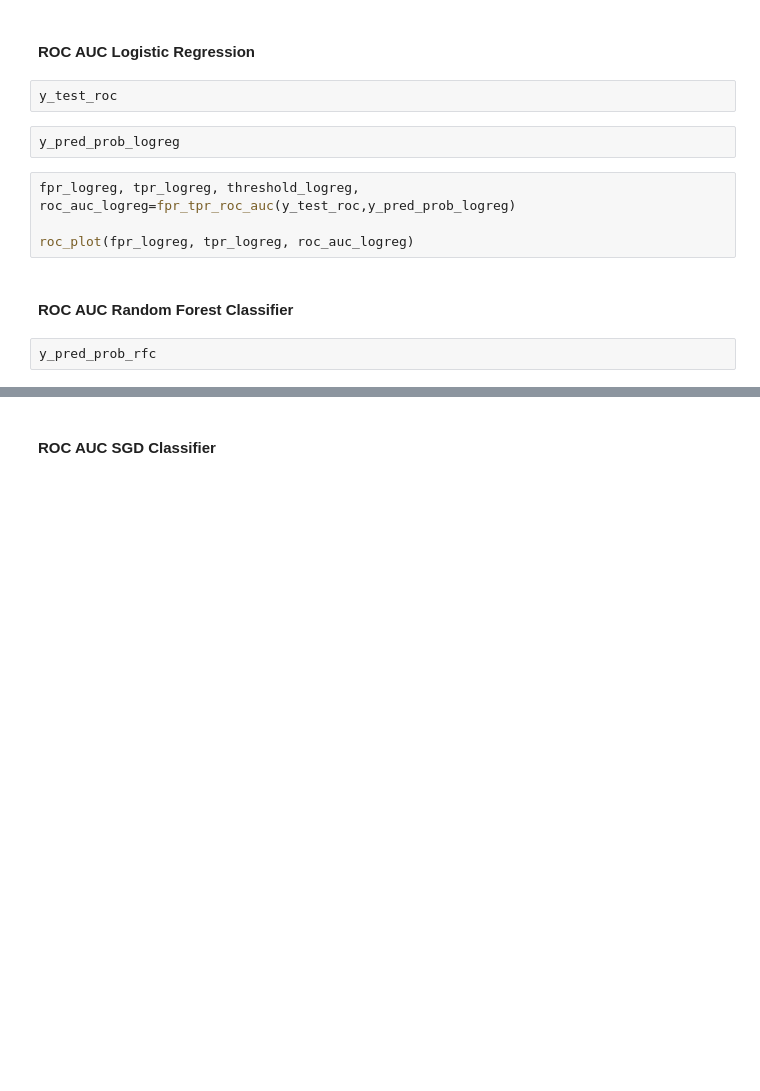
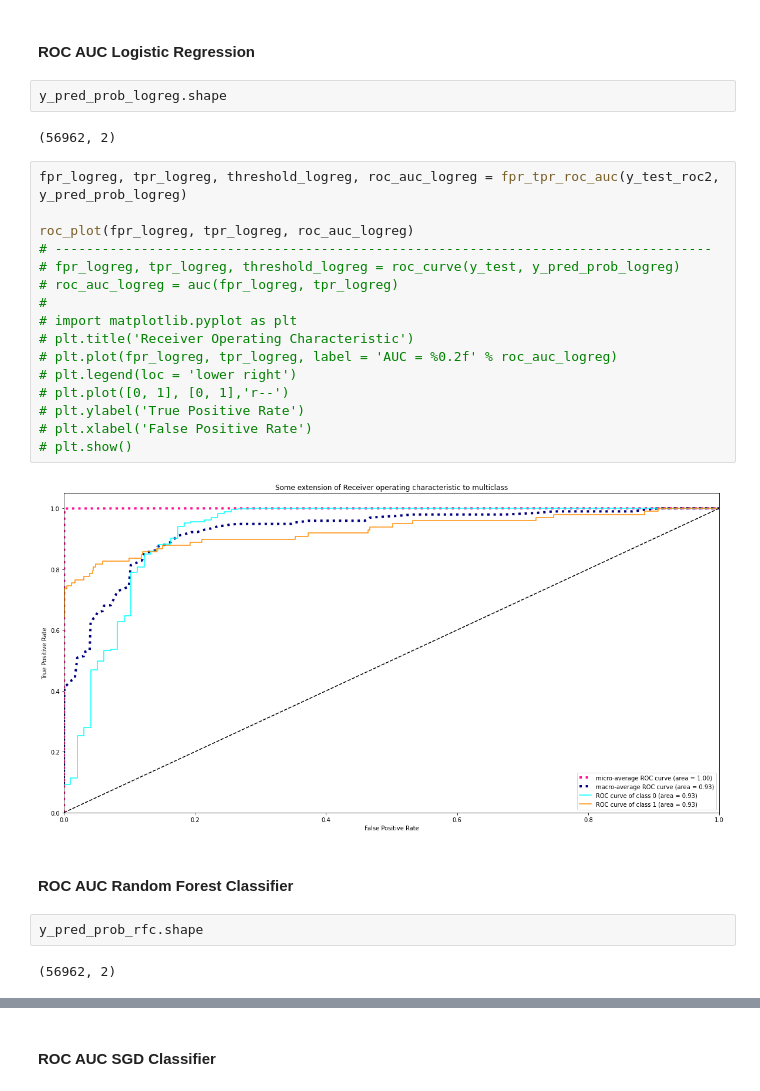
Before and after one commit to ppaszko/um_project, a Jupyter notebook: um_draft.ipynb, the cells around one changed output, grey strips where cells are left out. Drawn from its saved outputs; the diff is of its cells as text; blank space fills up the shorter version.

```diff
--- a/um_draft.ipynb
+++ b/um_draft.ipynb
@@ -1038,16 +981,32 @@ def roc_plot(fpr, tpr,roc_auc):
     plt.show()
 # %% [markdown]
 #### ROC AUC Logistic Regression
-# %%
-y_test_roc
 # %%
-y_pred_prob_logreg
+y_pred_prob_logreg.shape
+# %% [output]
+(56962, 2)
-# %%
-fpr_logreg, tpr_logreg, threshold_logreg, roc_auc_logreg=fpr_tpr_roc_auc(y_test_roc,y_pred_prob_logreg)
-
-roc_plot(fpr_logreg, tpr_logreg, roc_auc_logreg)
+# %%
+fpr_logreg, tpr_logreg, threshold_logreg, roc_auc_logreg = fpr_tpr_roc_auc(y_test_roc2, y_pred_prob_logreg)
+
+roc_plot(fpr_logreg, tpr_logreg, roc_auc_logreg)
+# ------------------------------------------------------------------------------------
+# fpr_logreg, tpr_logreg, threshold_logreg = roc_curve(y_test, y_pred_prob_logreg)
+# roc_auc_logreg = auc(fpr_logreg, tpr_logreg)
+#
+# import matplotlib.pyplot as plt
+# plt.title('Receiver Operating Characteristic')
+# plt.plot(fpr_logreg, tpr_logreg, label = 'AUC = %0.2f' % roc_auc_logreg)
+# plt.legend(loc = 'lower right')
+# plt.plot([0, 1], [0, 1],'r--')
+# plt.ylabel('True Positive Rate')
+# plt.xlabel('False Positive Rate')
+# plt.show()
+# %% [output]
+[figure, added]
 # %% [markdown]
 #### ROC AUC Random Forest Classifier
 # %%
-y_pred_prob_rfc
+y_pred_prob_rfc.shape
+# %% [output]
+(56962, 2)
 # %%
```
Also changed, not shown: parts of 70 cells of this notebook.
